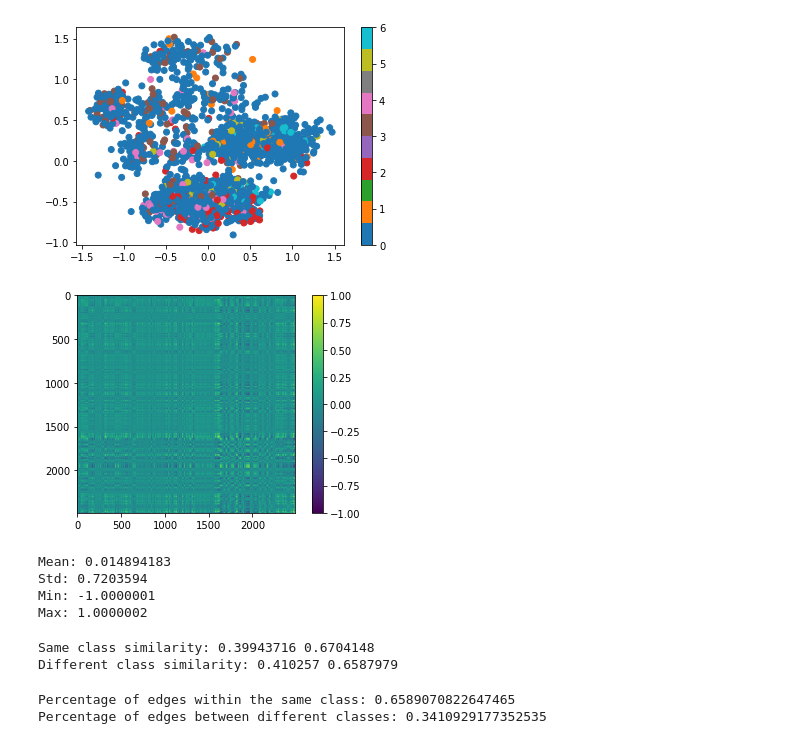
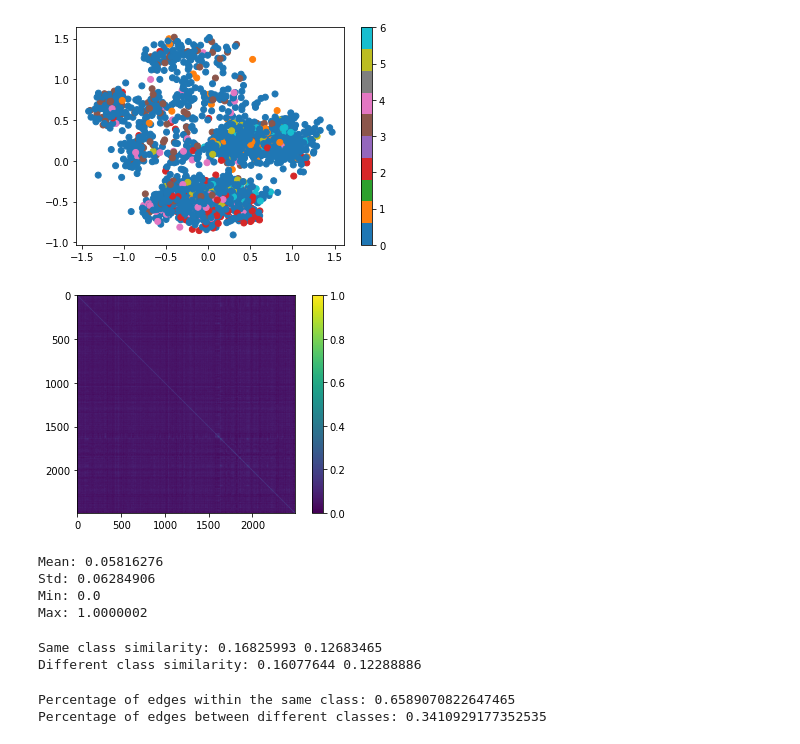
Before and after one commit to JubSteven/CS3319-Final-Project, a Jupyter notebook: basics.ipynb, the cells around one changed output. Saved outputs shown, nothing was run; the diff lists cells and outputs as text; code cells hidden in the pictures.

Commit message:
update some basic statistical information on the graph.

```diff
--- a/basics.ipynb
+++ b/basics.ipynb
@@ -30,15 +30,15 @@ plt.show()
 # %% [output]
 [figure]
 # %%
-# Compute the similarity between the vertices using cosine similarity from the PCA features
+# Compute the similarity between the vertices using cosine similarity from original features
 from sklearn.metrics.pairwise import cosine_similarity
 
-similarity = cosine_similarity(vertices_pca)
+similarity = cosine_similarity(vertices)
 plt.imshow(similarity)
 plt.colorbar()
 plt.show()
 # %% [output]
-[figure, old version]
+[figure, new version]
 # %%
 # Give the statistics of the similarity matrix
 print('Mean:', similarity.mean())
@@ -46,9 +46,9 @@ print('Std:', similarity.std())
 print('Min:', similarity.min())
 print('Max:', similarity.max())
 # %% [output]
-Mean: 0.014894183
-Std: 0.7203594
-Min: -1.0000001
+Mean: 0.05816276
+Std: 0.06284906
+Min: 0.0
 Max: 1.0000002
 # %%
 # Measure the feature similarity between two vertices on the same edge for the case of same class and different class
@@ -59,14 +59,14 @@ different_class_similarity = []
 for i in range(edge_index.shape[1]):
     v1, v2 = edge_index[:, i]
     if labels[v1] == labels[v2]:
-        same_class_similarity.append(cosine_similarity([vertices_pca[v1]], [vertices_pca[v2]])[0, 0])
+        same_class_similarity.append(cosine_similarity([vertices[v1].numpy()], [vertices[v2].numpy()])[0, 0])
     else:
-        different_class_similarity.append(cosine_similarity([vertices_pca[v1]], [vertices_pca[v2]])[0, 0])
+        different_class_similarity.append(cosine_similarity([vertices[v1].numpy()], [vertices[v2].numpy()])[0, 0])
 
 print('Same class similarity:', np.mean(same_class_similarity), np.std(same_class_similarity))
 print('Different class similarity:', np.mean(different_class_similarity), np.std(different_class_similarity))
 # %% [output]
-Same class similarity: 0.39943716 0.6704148
-Different class similarity: 0.410257 0.6587979
+Same class similarity: 0.16825993 0.12683465
+Different class similarity: 0.16077644 0.12288886
 # %%
 # Count the percentage of edges that are within the same class and between different classes
```
Also changed, not shown: parts of 1 cell of this notebook.
